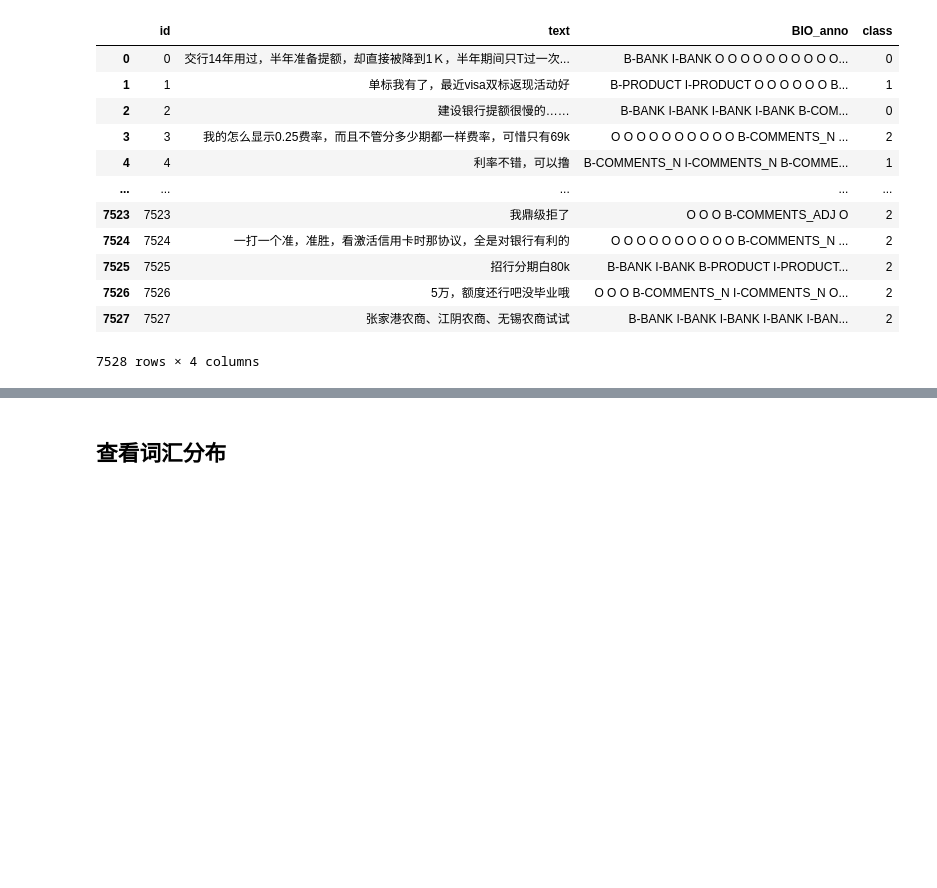
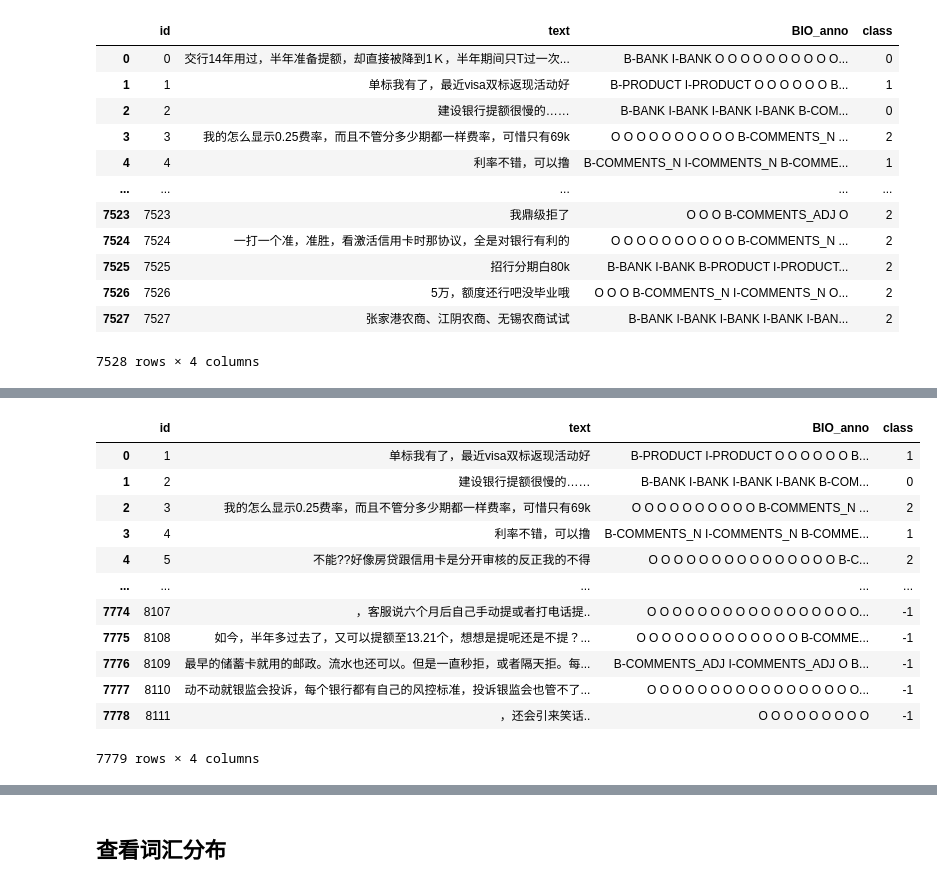
Before and after one commit to ChanLee9/NER, a Jupyter notebook: pre_process.ipynb, the cells around one changed output, grey strips where cells are left out. Cells and saved outputs as stored; diff of their text form; code cells hidden in the pictures; blank space fills up the shorter version.

```diff
--- a/pre_process.ipynb
+++ b/pre_process.ipynb
@@ -91,0 +82,72 @@ longest text length: 161
+# %%
+
+def split_long_texts(data, keep_ori, span=64, split_symbols=None):
+    """
+    用快慢指针来定位应该分割的位置，快指针领先一个分割符，slow < span < fast
+    data: raw_data
+    span: 选择切断的长度, 默认64
+    keep_ori: 是否保留原来的句子
+    """
+    drop_list = []
+
+    if split_symbols is None:
+        split_symbols = [",", ".", "?", "!", "，", "。", "？", "！"]
+
+    for id, item in data.iterrows():
+        item = data.iloc[id, [1, 2]]
+        text, BIO_anno = item["text"], item["BIO_anno"].split()
+        if len(text) < span:
+            continue
+
+        # 选取划分点
+        split_idx = [0]
+        slow = 0
+        for fast in range(len(text)):
+            if text[fast] in split_symbols:
+                if fast - slow < span:
+                    split_idx[-1] = fast
+                else:
+                    slow = split_idx[-1]
+                    split_idx.append(slow)
+
+         # 添加新样本
+        prev_idx = 0
+        for idx in split_idx:
+            new_text = text[prev_idx: idx]
+            new_anno = " ".join(BIO_anno[prev_idx: idx])
+            if len(new_text) < 5:
+                continue
+            new_row = pd.DataFrame({
+                "id": [len(data)],
+                "text": [new_text],
+                "BIO_anno": [new_anno],
+                "class": [-1]
+            })
+            data = pd.concat([data, new_row], ignore_index=True)
+            prev_idx = idx
+
+        if not keep_ori:
+            drop_list.append(id)
+
+    if not keep_ori:
+        data = data.drop(drop_list)
+
+    return data
+
+new_data = split_long_texts(raw_data, False)
+new_data.reset_index(drop=True, inplace=True)
+new_data
+# %% [output]
+|  | id | text | BIO_anno | class |
+| 0 | 1 | 单标我有了，最近visa双标返现活动好 | B-PRODUCT I-PRODUCT O O O O O O B... | 1 |
+| 1 | 2 | 建设银行提额很慢的…… | B-BANK I-BANK I-BANK I-BANK B-COM... | 0 |
+| 2 | 3 | 我的怎么显示0.25费率，而且不管分多少期都一样费率，可惜只有69k | O O O O O O O O O O B-COMMENTS_N ... | 2 |
+| 3 | 4 | 利率不错，可以撸 | B-COMMENTS_N I-COMMENTS_N B-COMME... | 1 |
+| 4 | 5 | 不能??好像房贷跟信用卡是分开审核的反正我的不得 | O O O O O O O O O O O O O O O B-C... | 2 |
+| ... | ... | ... | ... | ... |
+| 7774 | 8107 | ，客服说六个月后自己手动提或者打电话提.. | O O O O O O O O O O O O O O O O O... | -1 |
+| 7775 | 8108 | 如今，半年多过去了，又可以提额至13.21个，想想是提呢还是不提？... | O O O O O O O O O O O O O B-COMME... | -1 |
+| 7776 | 8109 | 最早的储蓄卡就用的邮政。流水也还可以。但是一直秒拒，或者隔天拒。每... | B-COMMENTS_ADJ I-COMMENTS_ADJ O B... | -1 |
+| 7777 | 8110 | 动不动就银监会投诉，每个银行都有自己的风控标准，投诉银监会也管不了... | O O O O O O O O O O O O O O O O O... | -1 |
+| 7778 | 8111 | ，还会引来笑话.. | O O O O O O O O O | -1 |
+7779 rows × 4 columns
```
Also changed, not shown: parts of 26 cells of this notebook, 8 other files.
